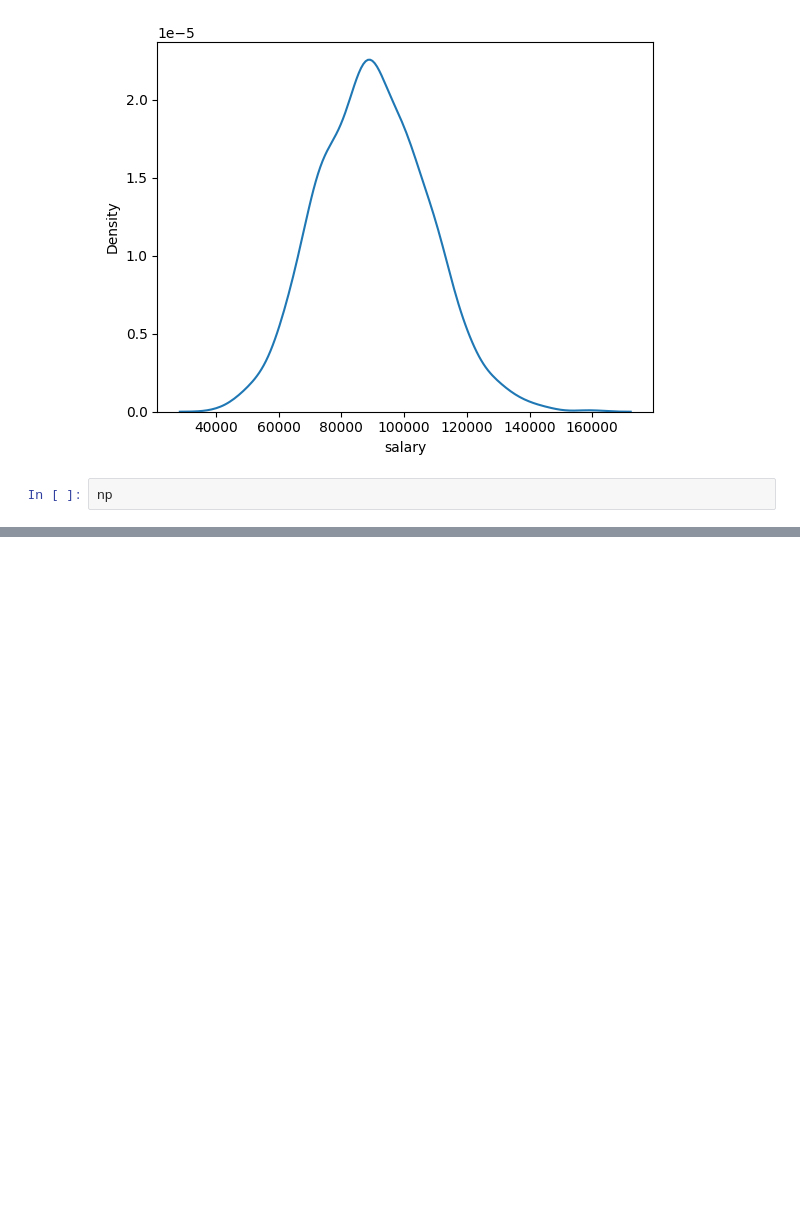
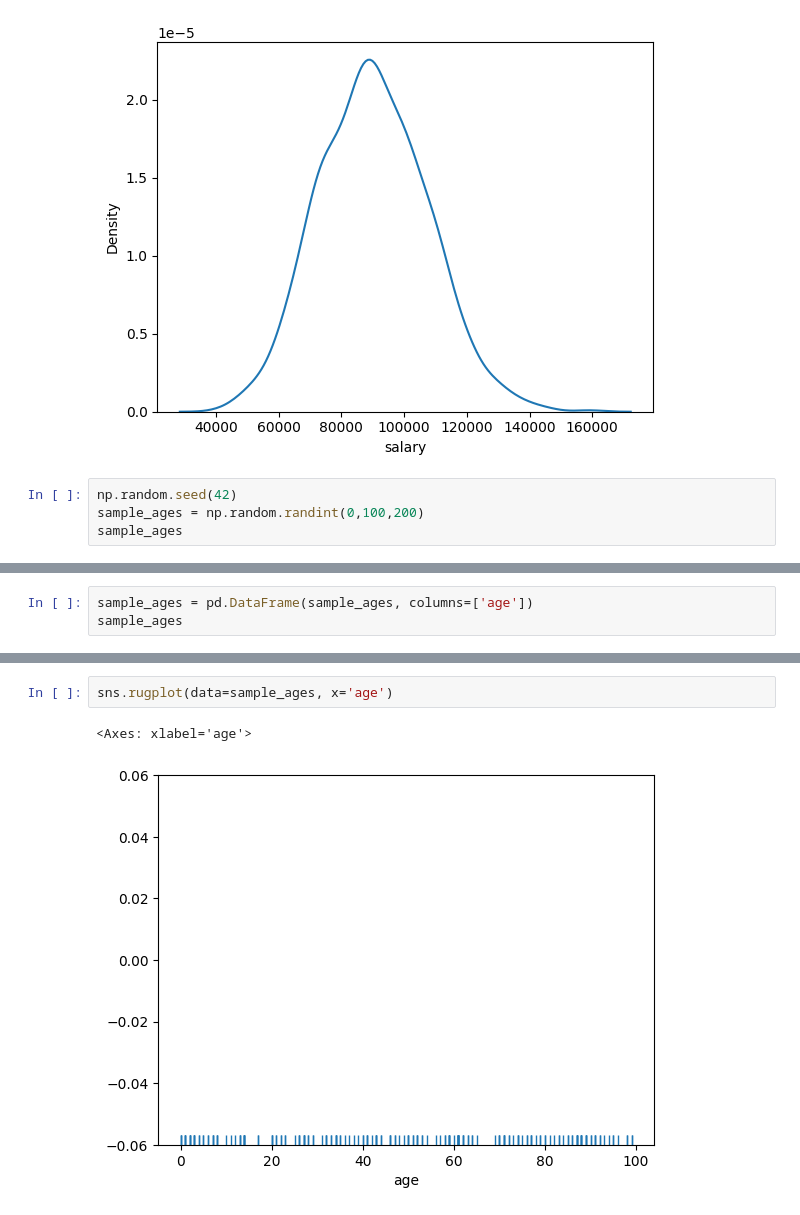
Before and after one commit to che711/DS_ML_course, a Jupyter notebook: lesson5_Seaborn/lesson2_distribution_plots.ipynb, the cells around one changed output, grey strips where cells are left out. Saved outputs shown, nothing was run; the diff lists cells and outputs as text; blank space fills up the shorter version.

```diff
--- a/lesson5_Seaborn/lesson2_distribution_plots.ipynb
+++ b/lesson5_Seaborn/lesson2_distribution_plots.ipynb
@@ -63,4 +63,6 @@ sns.kdeplot(data=df, x='salary')
 <Axes: xlabel='salary', ylabel='Density'>
 [figure]
 # %%
-np
+np.random.seed(42)
+sample_ages = np.random.randint(0,100,200)
+sample_ages
@@ -66,0 +82,3 @@ np
+# %%
+sample_ages = pd.DataFrame(sample_ages, columns=['age'])
+sample_ages
@@ -66,0 +99,5 @@ np
+# %%
+sns.rugplot(data=sample_ages, x='age')
+# %% [output]
+<Axes: xlabel='age'>
+[figure, added]
```
Also changed, not shown: parts of 4 cells of this notebook.
